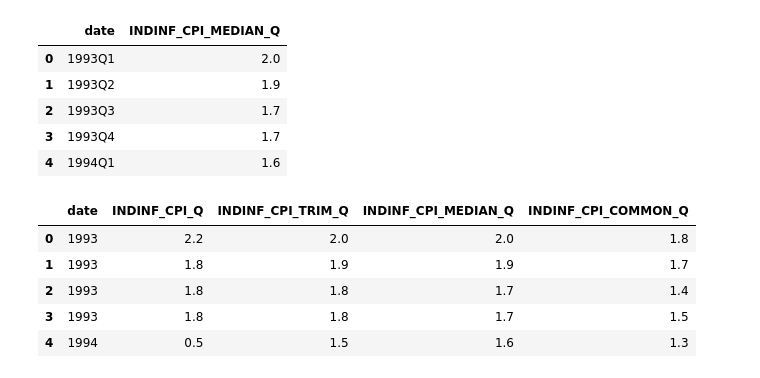
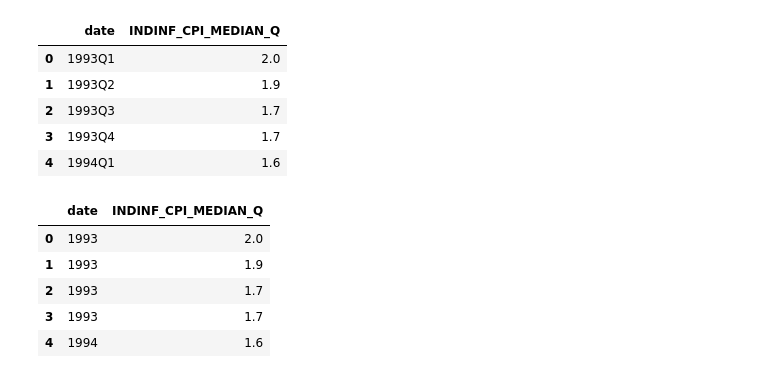
Before and after one commit to Sahib0096/Project-1-Group-3-, a Jupyter notebook: Project 1.ipynb, the cells around one changed output. Cells and saved outputs as stored; diff of their text form; code cells hidden in the pictures.

```diff
--- a/Project 1.ipynb
+++ b/Project 1.ipynb
@@ -150,10 +137,8 @@ display(consumption_df.tail())
 # %%
-# Quarterly CPI Data
+Path = 'canada_CPI.csv'
+df = pd.read_csv( Path, skiprows=1)
 
-cpi_path = 'canada_CPI.csv'
-cpi_df = pd.read_csv( cpi_path, skiprows=1)
-
-cpi_df.head()
+df.head()
 # %% [output]
 |  | date | INDINF_CPI_Q | INDINF_CPI_TRIM_Q | INDINF_CPI_MEDIAN_Q | INDINF_CPI_COMMON_Q |
 | 0 | 1993Q1 | 2.2 | 2.0 | 2.0 | 1.8 |
@@ -164,10 +149,10 @@ cpi_df.head()
 # %%
 #dropping all other table except the median
 
-cpi_median_df = cpi_df.drop(columns = ['INDINF_CPI_Q','INDINF_CPI_TRIM_Q','INDINF_CPI_COMMON_Q'], axis =1)
+median_df = df.drop(columns = ['INDINF_CPI_Q','INDINF_CPI_TRIM_Q','INDINF_CPI_COMMON_Q'], axis =1)
 
 #displaying the first five observations
-cpi_median_df.head()
+median_df.head()
 # %% [output]
 |  | date | INDINF_CPI_MEDIAN_Q |
 | 0 | 1993Q1 | 2.0 |
@@ -178,15 +163,18 @@ cpi_median_df.head()
 # %%
 #formating dates by removing Q1, Q2, Q3 and Q4
 
-cpi_df["date"] = [date.split('Q')[0] for date in cpi_df["date"]]
+median_df["date"] = [date.split('Q')[0] for date in median_df["date"]]
+
+
+
 
 #displaying the first five observations
-cpi_df.head()
+median_df.head()
 # %% [output]
-|  | date | INDINF_CPI_Q | INDINF_CPI_TRIM_Q | INDINF_CPI_MEDIAN_Q | INDINF_CPI_COMMON_Q |
-| 0 | 1993 | 2.2 | 2.0 | 2.0 | 1.8 |
-| 1 | 1993 | 1.8 | 1.9 | 1.9 | 1.7 |
-| 2 | 1993 | 1.8 | 1.8 | 1.7 | 1.4 |
-| 3 | 1993 | 1.8 | 1.8 | 1.7 | 1.5 |
-| 4 | 1994 | 0.5 | 1.5 | 1.6 | 1.3 |
+|  | date | INDINF_CPI_MEDIAN_Q |
+| 0 | 1993 | 2.0 |
+| 1 | 1993 | 1.9 |
+| 2 | 1993 | 1.7 |
+| 3 | 1993 | 1.7 |
+| 4 | 1994 | 1.6 |
 # %%
```
Also changed, not shown: parts of 21 cells of this notebook.
